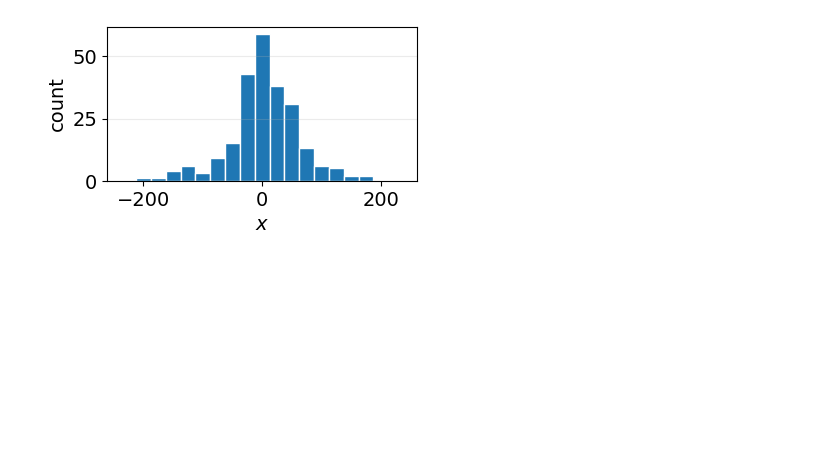
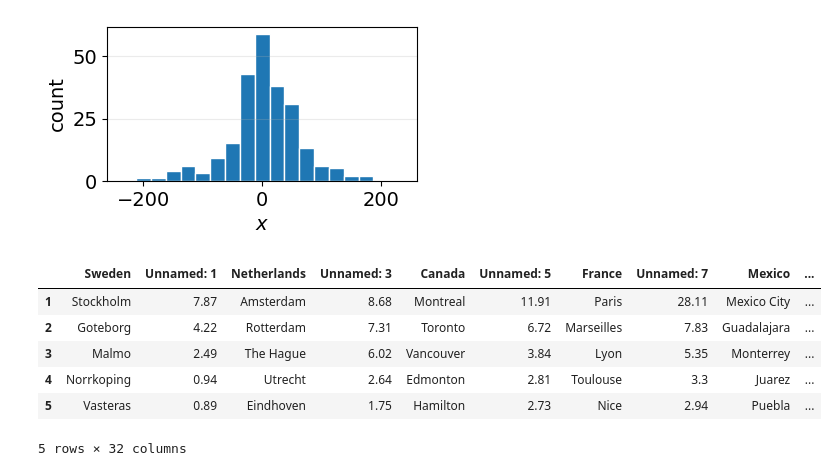
Before and after one commit to Asclumb/ST22-0424, a Jupyter notebook: Pengantar_Sains_Data/Week3.ipynb, the cells around one changed output. Cells and saved outputs as stored; diff of their text form; code cells hidden in the pictures; blank space fills up the shorter version.

```diff
--- a/Pengantar_Sains_Data/Week3.ipynb
+++ b/Pengantar_Sains_Data/Week3.ipynb
@@ -86,0 +95,13 @@ plt.show(fig)
+# %%
+path = "/workspaces/ST22-0424/Pengantar_Sains_Data/"   # don't forget to put "/" at the end of string
+df_population = pd.read_excel(path+"hoaglin-1983-population.xlsx")
+df_population = df_population.drop(0, axis=0)
+df_population.head()
+# %% [output]
+|  | Sweden | Unnamed: 1 | Netherlands | Unnamed: 3 | Canada | Unnamed: 5 | France | Unnamed: 7 | Mexico | ... |
+| 1 | Stockholm | 7.87 | Amsterdam | 8.68 | Montreal | 11.91 | Paris | 28.11 | Mexico City | ... |
+| 2 | Goteborg | 4.22 | Rotterdam | 7.31 | Toronto | 6.72 | Marseilles | 7.83 | Guadalajara | ... |
+| 3 | Malmo | 2.49 | The Hague | 6.02 | Vancouver | 3.84 | Lyon | 5.35 | Monterrey | ... |
+| 4 | Norrkoping | 0.94 | Utrecht | 2.64 | Edmonton | 2.81 | Toulouse | 3.3 | Juarez | ... |
+| 5 | Vasteras | 0.89 | Eindhoven | 1.75 | Hamilton | 2.73 | Nice | 2.94 | Puebla | ... |
+5 rows × 32 columns
```
Also changed, not shown: parts of 6 cells of this notebook, 2 other files.
